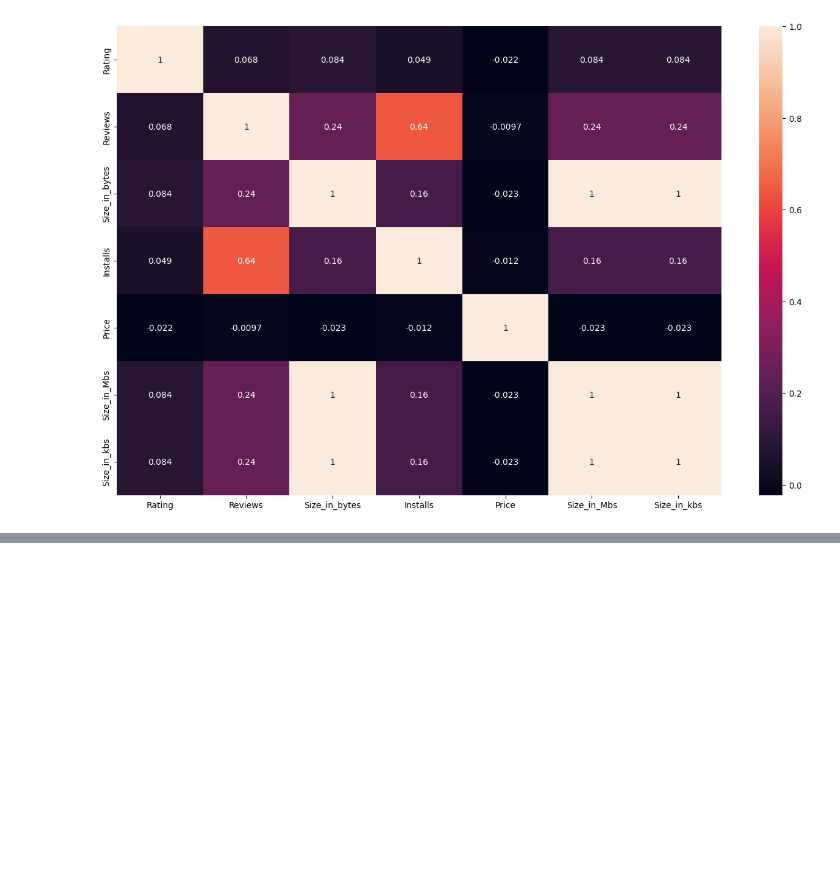
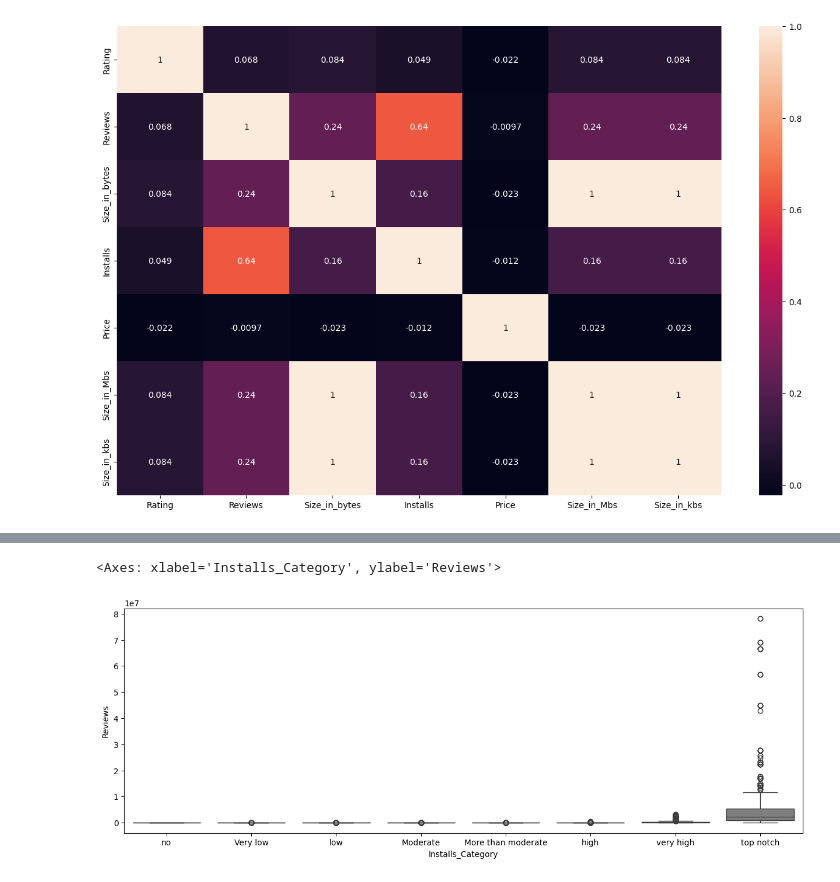
Before and after one commit to summaiyazafar/Learning, a Jupyter notebook: Practice/Python/Complete_EDA/Pandas_tips_and_tricks/outputs/03_Google_play_store_data.ipynb, the cells around one changed output, grey strips where cells are left out. Saved outputs shown, nothing was run; the diff lists cells and outputs as text; code cells hidden in the pictures; blank space fills up the shorter version.

```diff
--- a/Practice/Python/Complete_EDA/Pandas_tips_and_tricks/outputs/03_Google_play_store_data.ipynb
+++ b/Practice/Python/Complete_EDA/Pandas_tips_and_tricks/outputs/03_Google_play_store_data.ipynb
@@ -594,0 +705,5 @@ sns.heatmap(df[numeric_cols].corr(), annot=True)
+# %%
+# Replace missing Rating values with category-wise mean
+df['Rating'] = df['Rating'].fillna(
+    df.groupby('Installs_Category')['Rating'].transform('mean')
+)
@@ -594,0 +728,6 @@ sns.heatmap(df[numeric_cols].corr(), annot=True)
+# %%
+plt.figure(figsize=(15,5))
+sns.boxplot(x='Installs_Category', y='Reviews', hue='Installs_Category', data=df)
+# %% [output]
+<Axes: xlabel='Installs_Category', ylabel='Reviews'>
+[figure, added]
```
Also changed, not shown: parts of 46 cells of this notebook.
